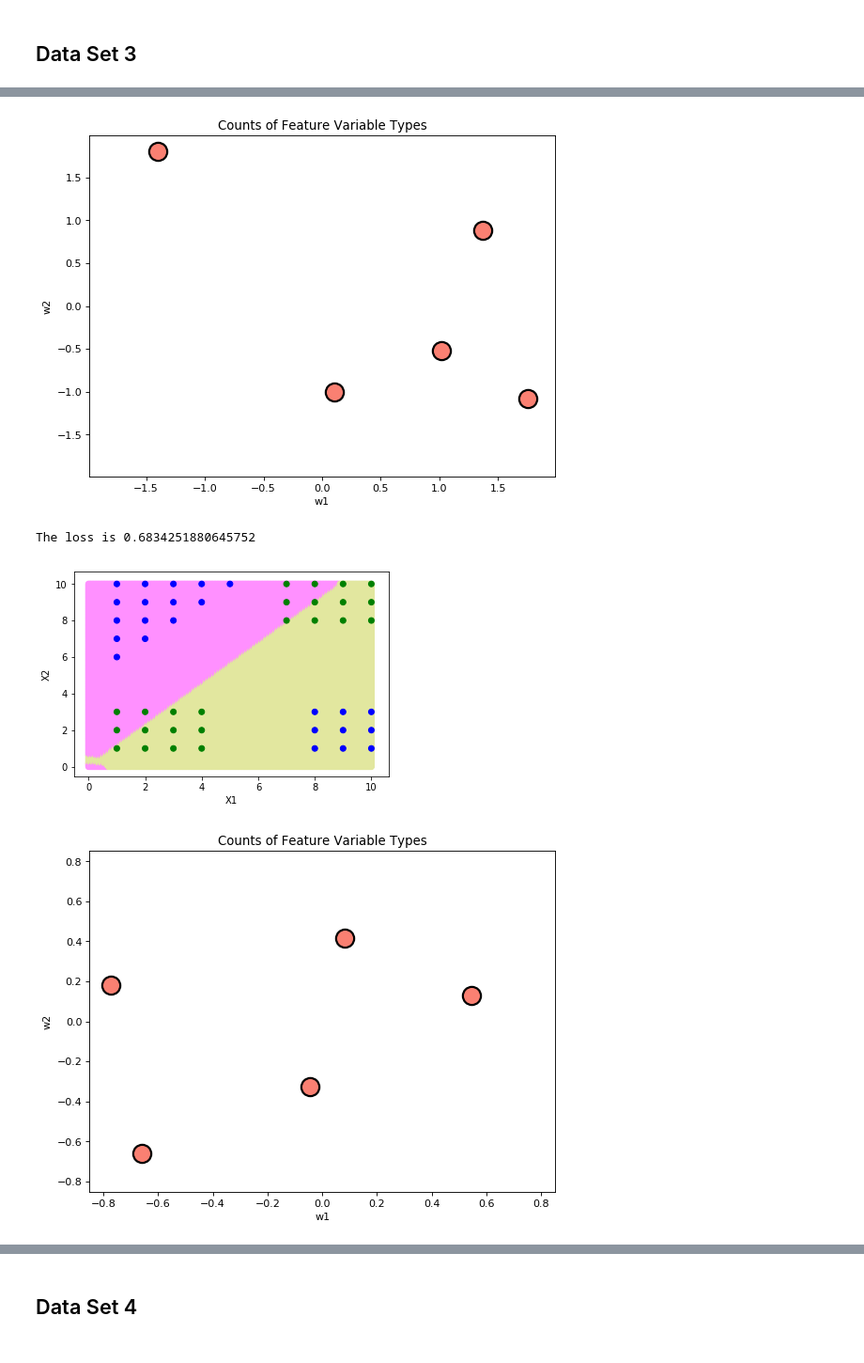
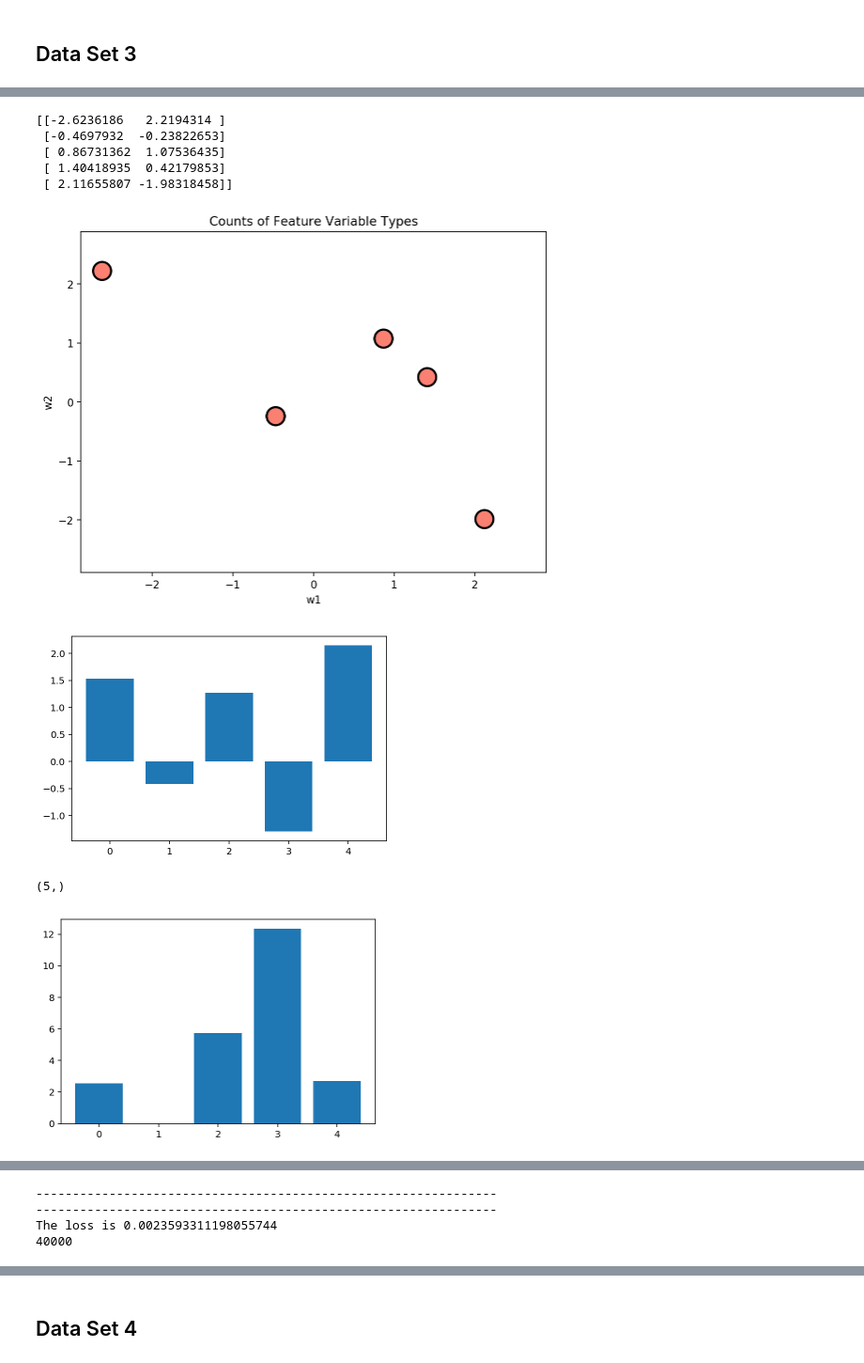
Before and after one commit to AdityaMullick/NN, a Jupyter notebook: well-fit-nn.ipynb, the cells around one changed output, grey strips where cells are left out. Shown at 94% size. Drawn from its saved outputs; the diff is of its cells as text; code cells hidden in the pictures.

```diff
--- a/well-fit-nn.ipynb
+++ b/well-fit-nn.ipynb
@@ -326,6 +406,16 @@ for ind in range(3):
     loss = train(x,y,model,crit)
     print("The loss is " + str(loss.tolist()))
 
+    o = []
+
+    def hook(module, input, output):
+        o.append(output)
+
+    model[1].register_forward_hook(hook)
+
     plot_regions(x,y,model)
     show_weights(model)
+    a = np.array(o[0].tolist())
+    t = np.sum(a, axis=0) / a.shape[0]
+    show_layer(t)
 # %% [output]
@@ -375,6 +489,21 @@ for ind in range(3):
     loss = train(x,y,model,crit)
     print("The loss is " + str(loss.tolist()))
 
+
+    o = []
+
+    def hook(module, input, output):
+        o.append(output)
+
+    model[1].register_forward_hook(hook)
+
     plot_regions(x,y,model)
     show_weights(model)
+    a = np.array(o[0].tolist())
+    t = np.sum(a, axis=0) / a.shape[0]
+
+
+    plot_regions(x,y,model)
+    show_weights(model)
+    show_layer(t)
 # %% [output]
@@ -395,7 +561,7 @@ x,y = load_data('data0.txt')
 x = torch.FloatTensor(x)
 y = torch.FloatTensor(y)
 for ind in range(3):
-
+    print('---------------------------------------------------------------')
     H = 5
     model = nn.Sequential(nn.Linear(d,H),
                          nn.ReLU(),
@@ -407,6 +573,23 @@ for ind in range(3):
     loss = train(x,y,model,crit)
     print("The loss is " + str(loss.tolist()))
 
+    o = []
+
+    def hook(module, input, output):
+        o.append(output)
+
+    model[1].register_forward_hook(hook)
+
     plot_regions(x,y,model)
     show_weights(model)
+    a = np.array(o[0].tolist())
+    t = np.sum(a, axis=0) / a.shape[0]
+
+
+
+
+    #plot_regions(x,y,model)
+    #show_weights(model)
+    show_layer(t)
+    print('---------------------------------------------------------------')
 # %% [output]
@@ -415,4 +600,9 @@ The loss is 0.0016199614619836211
+[[-2.6236186   2.2194314 ]
+ [-0.4697932  -0.23822653]
+ [ 0.86731362  1.07536435]
+ [ 1.40418935  0.42179853]
+ [ 2.11655807 -1.98318458]]
-[figure, old version]
+[figure, new version]
-The loss is 0.6834251880645752
-[figure, old version]
+[figure, new version]
+(5,)
-[figure, old version]
+[figure, new version]
@@ -419,0 +609,4 @@ The loss is 0.6834251880645752
+---------------------------------------------------------------
+---------------------------------------------------------------
+The loss is 0.0023593311198055744
+40000
```
Also changed, not shown: parts of 12 cells of this notebook.
